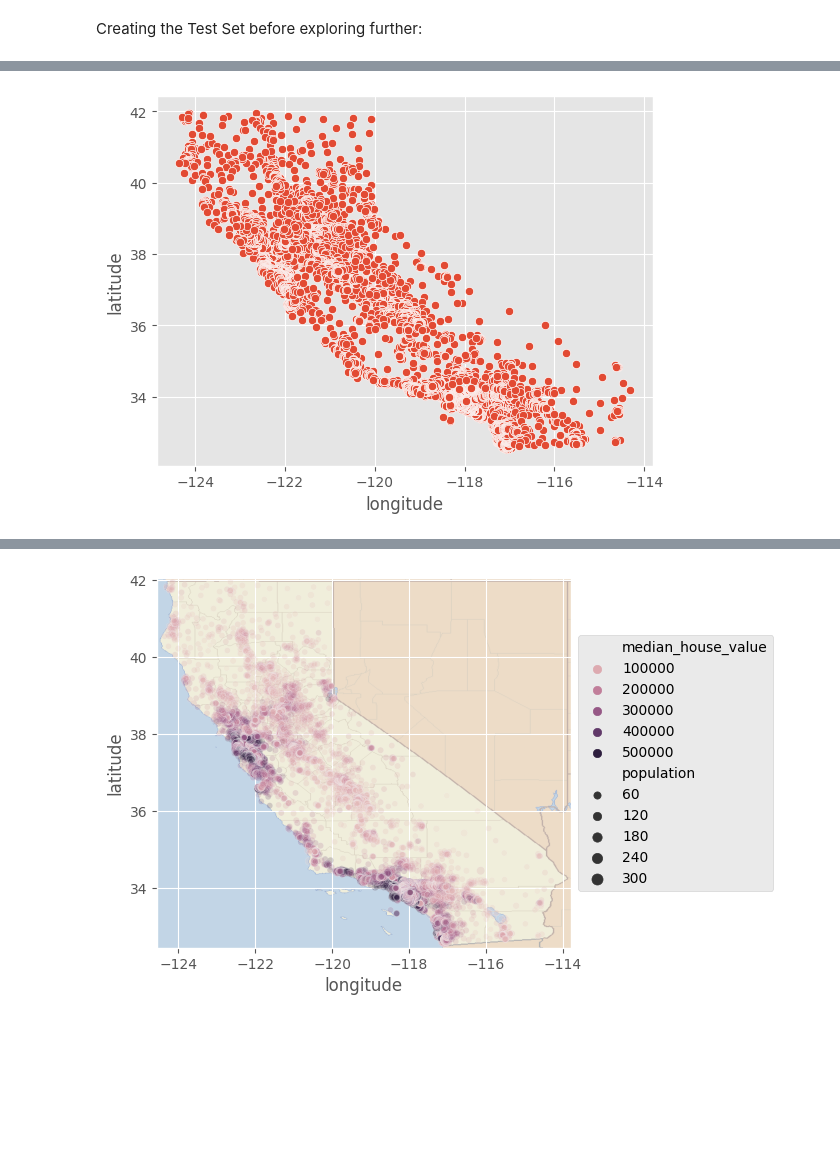
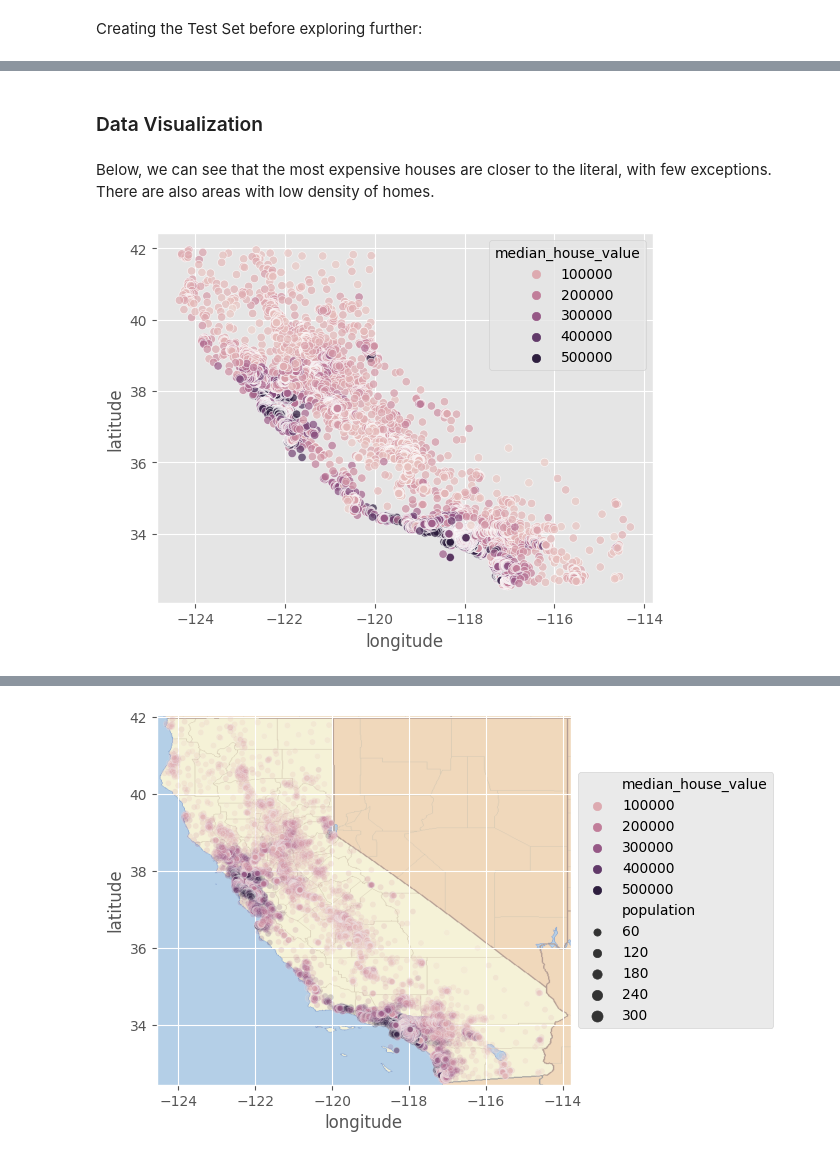
Before and after one commit to tamiriscrepalde/handson-ml-study, a Jupyter notebook: notebooks/exercises_chapter_two.ipynb, the cells around one changed output, grey strips where cells are left out. Saved outputs shown, nothing was run; the diff lists cells and outputs as text; code cells hidden in the pictures; blank space fills up the shorter version.

```diff
--- a/notebooks/exercises_chapter_two.ipynb
+++ b/notebooks/exercises_chapter_two.ipynb
@@ -97,4 +112,8 @@ Index(['longitude', 'latitude', 'housing_median_age', 'total_rooms',
+# %% [markdown]
+<h3> Data Visualization </h3>
+# %% [markdown]
+Below, we can see that the most expensive houses are closer to the literal, with few exceptions. There are also areas with low density of homes.
 # %%
-sns.scatterplot(df, x='longitude', y='latitude');
+sns.scatterplot(df, x='longitude', y='latitude', hue='median_house_value', alpha=0.7);
 # %% [output]
-[figure, old version]
+[figure, new version]
```
Also changed, not shown: parts of 19 cells of this notebook.
